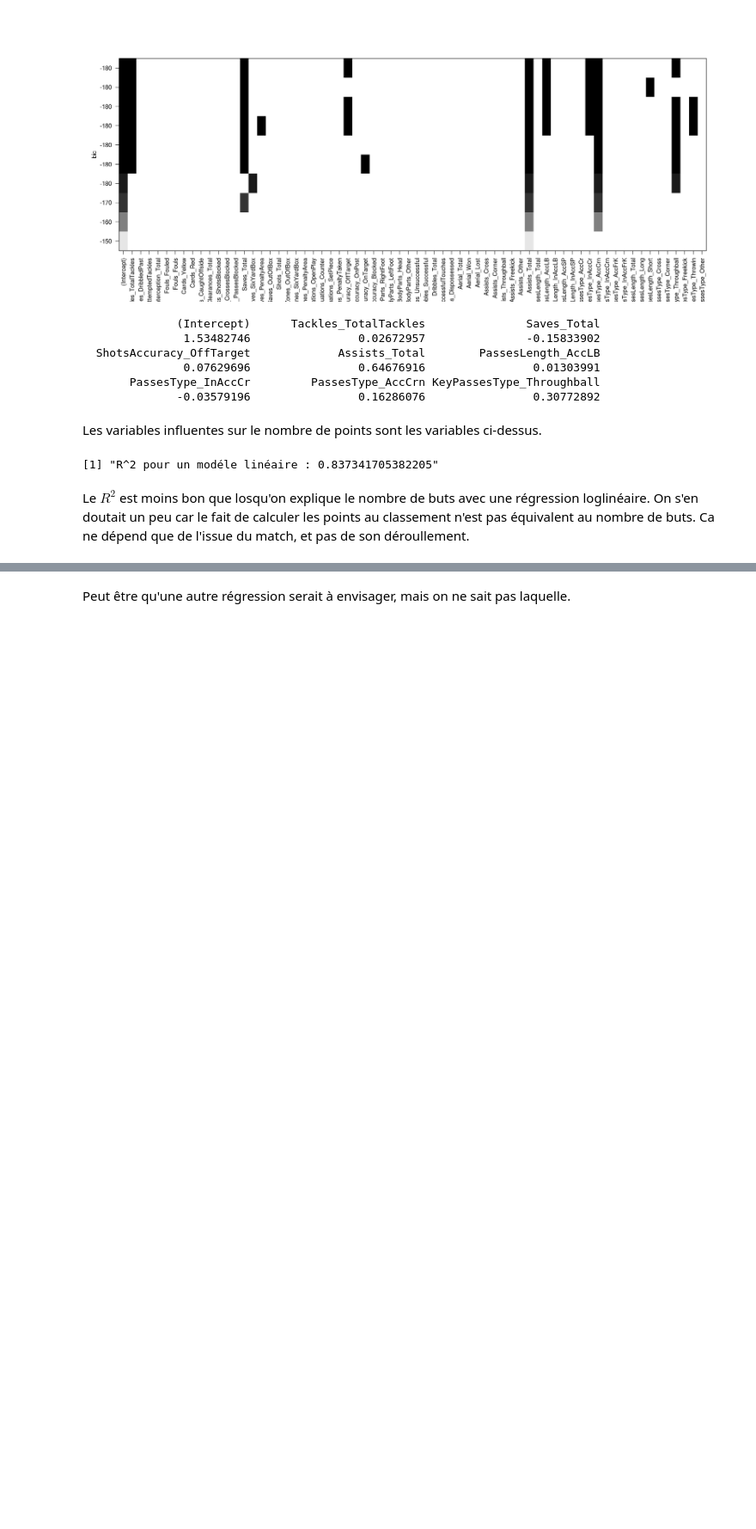
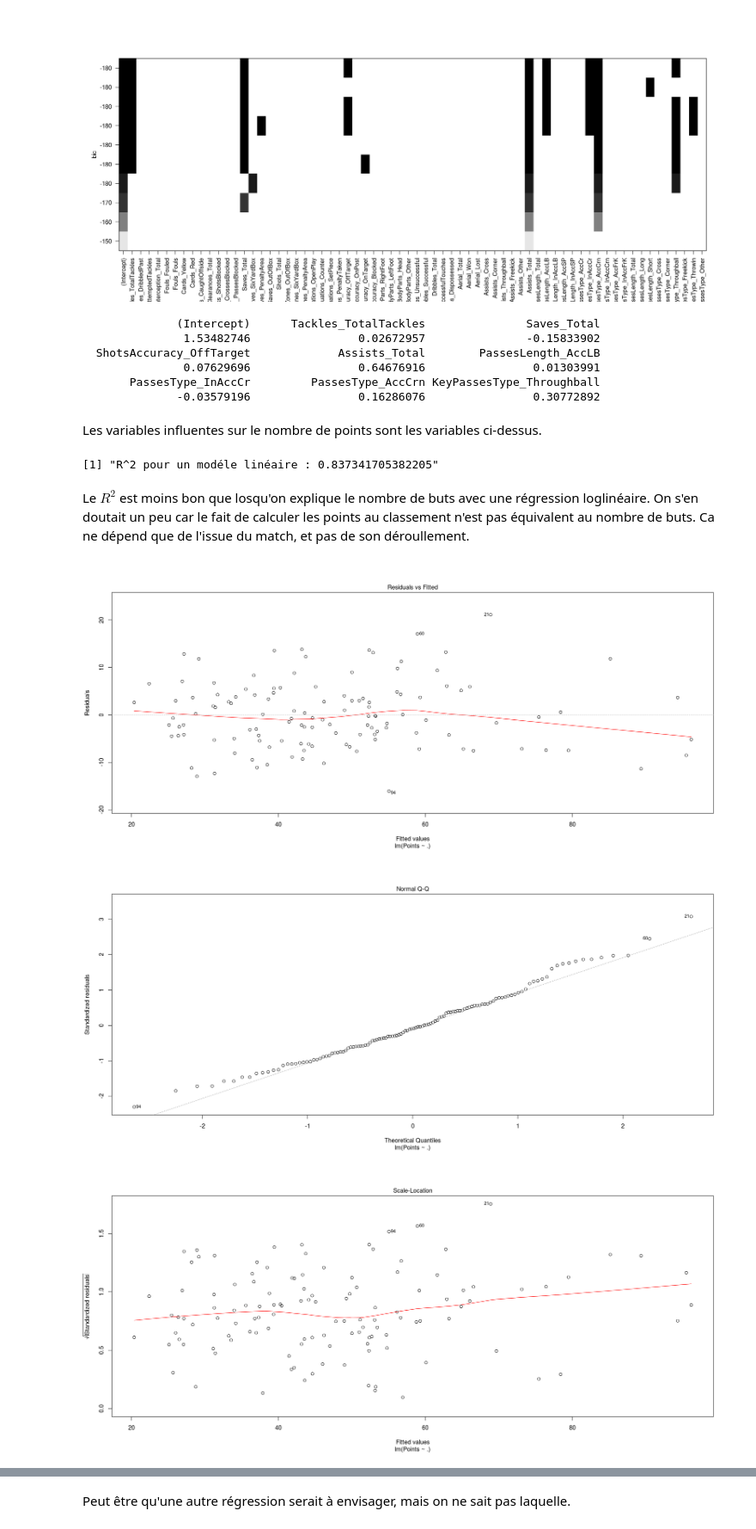
Before and after one commit to CamilleBichet/Projet_Foot_5A, a Jupyter notebook: Selection_de_variables.ipynb, the cells around one changed output, grey strips where cells are left out. Shown at 86% size. Cells and saved outputs as stored; diff of their text form; code cells hidden in the pictures; blank space fills up the shorter version.

```diff
--- a/Selection_de_variables.ipynb
+++ b/Selection_de_variables.ipynb
@@ -495,3 +553,9 @@ print(paste("R^2 pour un modéle linéaire :", r_squared))
 [1] "R^2 pour un modéle linéaire : 0.837341705382205"
 # %% [markdown]
 Le $R^2$ est moins bon que losqu'on explique le nombre de buts avec une régression loglinéaire. On s'en doutait un peu car le fait de calculer les points au classement n'est pas équivalent au nombre de buts. Ca ne dépend que de l'issue du match, et pas de son déroullement.
+# %%
+plot(rl_points)
+# %% [output]
+[figure, added]
+[figure, added]
+[figure, added]
```
Also changed, not shown: parts of 12 cells of this notebook.
